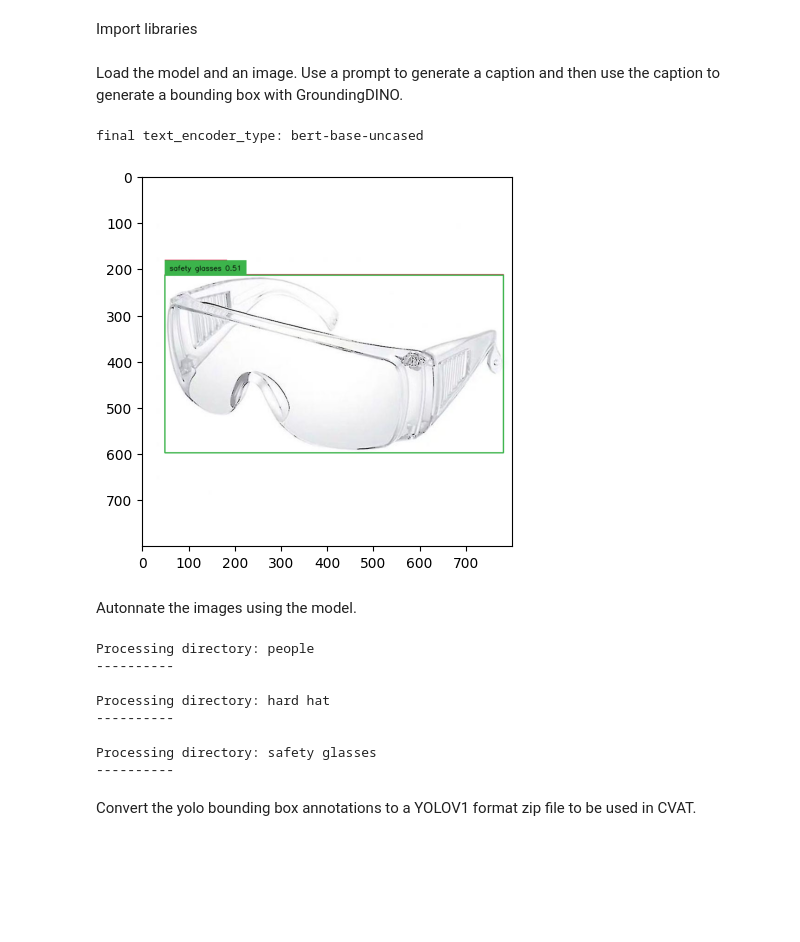
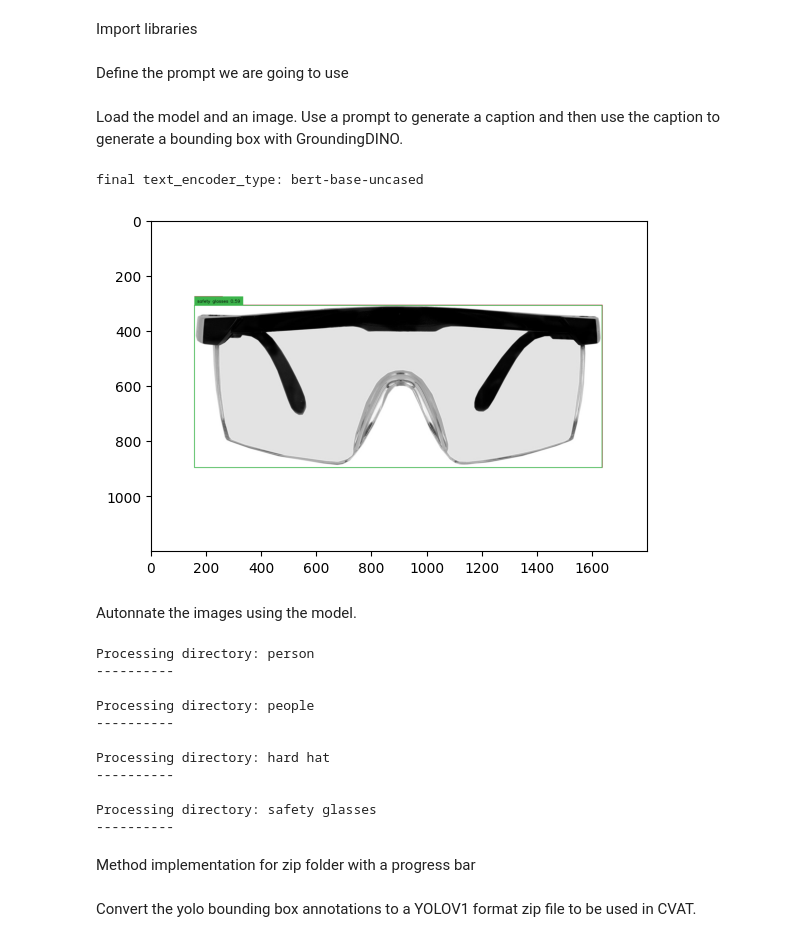
Before and after one commit to rodo1985/autodistill_zero_shot_dataset, a Jupyter notebook: grounding_dino_zero_shot_annotator.ipynb, the cells around one changed output. Saved outputs shown, nothing was run; the diff lists cells and outputs as text; code cells hidden in the pictures; blank space fills up the shorter version.

```diff
--- a/grounding_dino_zero_shot_annotator.ipynb
+++ b/grounding_dino_zero_shot_annotator.ipynb
@@ -15,6 +15,12 @@ from tqdm import tqdm
 
 # check if cuda is available
 device = torch.device('cuda' if torch.cuda.is_available() else 'cpu')
+# %% [markdown]
+Define the prompt we are going to use
+# %%
+TEXT_PROMPT = 'head with a hard hat and safety glasses'
+BOX_TRESHOLD = 0.5
+TEXT_TRESHOLD = 0.25
 # %% [markdown]
 Load the model and an image. Use a prompt to generate a caption and then use the caption to generate a bounding box with GroundingDINO.
 # %%
@@ -22,35 +28,33 @@ Load the model and an image. Use a prompt to generate a caption and then use the
 model = load_model("GroundingDINO/groundingdino/config/GroundingDINO_SwinT_OGC.py", "GroundingDINO/weights/groundingdino_swint_ogc.pth")
 
 # model to gpu
 model.to(device)
 
-IMAGE_PATH = "simple_images/safety glasses/safety glasses_6.jpg"
-TEXT_PROMPT = 'a person with a hard hat and safety glasses'
-BOX_TRESHOLD = 0.5
-TEXT_TRESHOLD = 0.25
+# image to use
+IMAGE_PATH = "simple_images/safety glasses/safety glasses_7.jpg"
 
 # load image
 image_source, image = load_image(IMAGE_PATH)
 
 # move image to gpu
 image.to(device)
 
 
 boxes, logits, phrases = predict(
     model=model,
     image=image,
     caption=TEXT_PROMPT,
     box_threshold=BOX_TRESHOLD,
     text_threshold=TEXT_TRESHOLD
 )
 
 with torch.no_grad():
     # annotate the image
     annotated_frame = annotate(image_source=image_source, boxes=boxes, logits=logits, phrases=phrases)
 
 # show the image using opencv and matplotlib
 plt.imshow(cv2.cvtColor(annotated_frame, cv2.COLOR_BGR2RGB))
 plt.show()
 # %% [output]
 final text_encoder_type: bert-base-uncased
-[figure, old version]
+[figure, new version]
@@ -73,10 +82,6 @@ PLOT_IMAGES = False
 BREAK_AFTER = 0 # if > 0, break after this many images
 BOX_TRESHOLD = 0.5
 TEXT_TRESHOLD = 0.25
-
-TEXT_PROMPT = 'a person with a hard hat and safety glasses'
-classes = ['hard hat', 'safety glasses', 'person']
-
 
 # if clean folder is true, delete the output folder
 if CLEAN_FOLDER and os.path.exists(output_folder):
@@ -178,9 +183,13 @@ for directory in directories:
                     # write the bounding box to the file
                     f.write(f"{phrase} {box[0]} {box[1]} {box[2]} {box[3]}\n")
 # %% [output]
-Processing directory: people
+Processing directory: person
 ----------
-Processing directory: hard hat
+Processing directory: people
 ----------
-Processing directory: safety glasses
+Processing directory: hard hat
 ----------
+Processing directory: safety glasses
+----------
+# %% [markdown]
+Method implementation for zip folder with a progress bar
```
Also changed, not shown: parts of 5 cells of this notebook, 5 other files.
